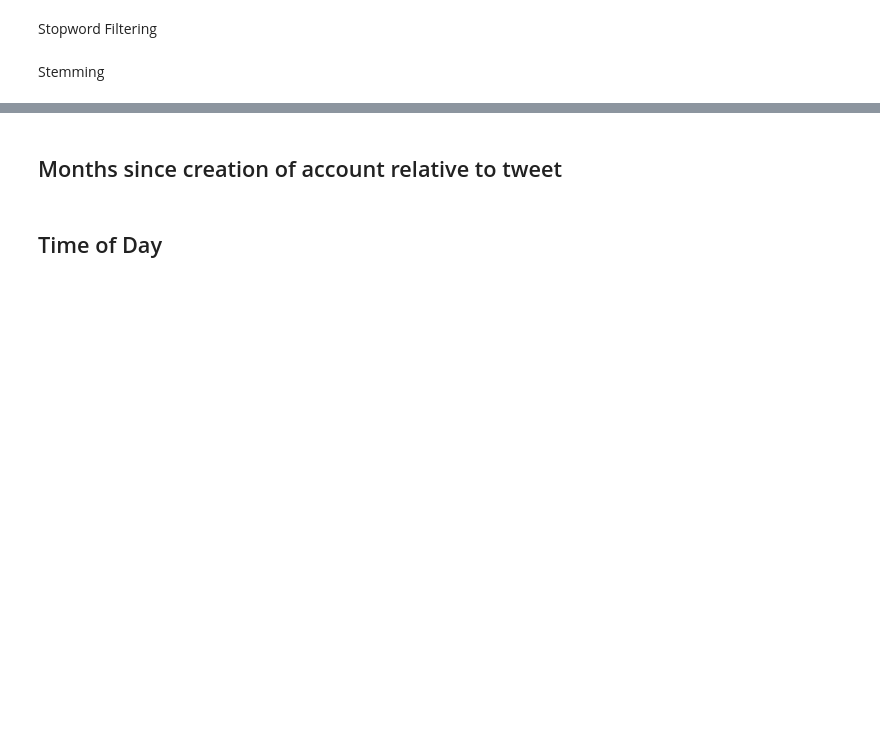
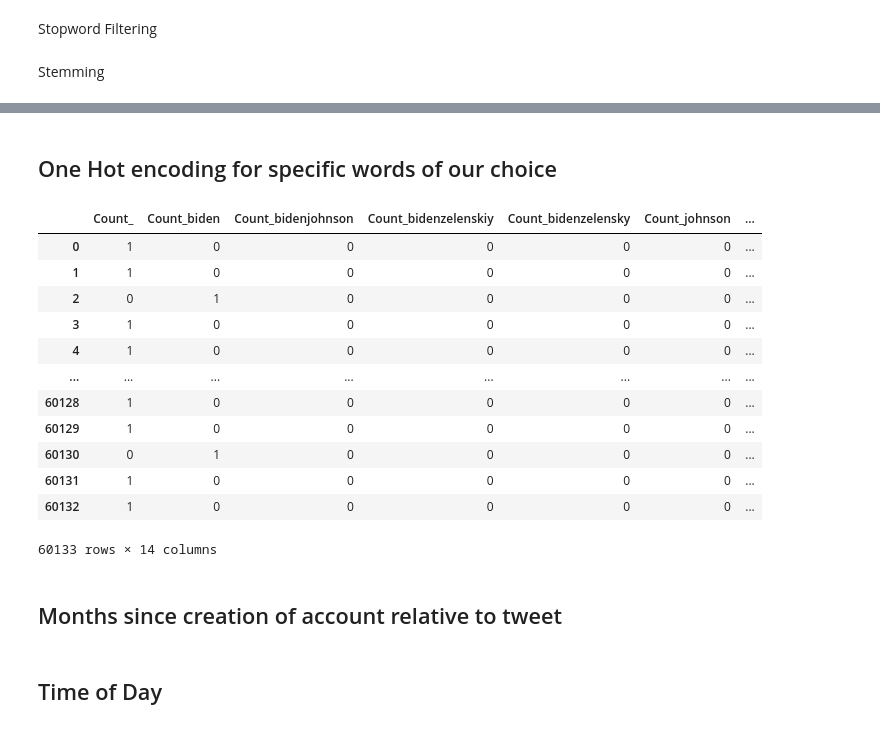
Before and after one commit to lifeonthefence/text-success, a Jupyter notebook: Project Code/Feature Extraction and Processing.ipynb, the cells around one changed output, grey strips where cells are left out. Saved outputs shown, nothing was run; the diff lists cells and outputs as text; code cells hidden in the pictures; blank space fills up the shorter version.

```diff
--- a/Project Code/Feature Extraction and Processing.ipynb
+++ b/Project Code/Feature Extraction and Processing.ipynb
@@ -239,0 +231,40 @@ df['Adjusted Tweet'] = df['Adjusted Tweet'].apply(stem)
+# %% [markdown]
+## One Hot encoding for specific words of our choice
+# %%
+df.insert(loc=7,
+          column='Copy',
+          value= df['Adjusted Tweet'])
+# %%
+def count(text):
+    bank = ['zelensky','zelenskiy','biden','johnson']
+    text = [word for word in text if word in bank]
+    return text
+
+df['Copy'] = df['Copy'].apply(count)
+# %%
+def replicate_remove(text):
+    return list(dict.fromkeys(text))
+
+df['Copy'] = df['Copy'].apply(replicate_remove)
+# %%
+def list_to_string(text):
+    text = "".join(str(char) for char in text)
+    return text
+
+df['Copy'] = df['Copy'].apply(list_to_string)
+# %%
+pd.get_dummies(df['Copy'], prefix='Count')
+# %% [output]
+|  | Count_ | Count_biden | Count_bidenjohnson | Count_bidenzelenskiy | Count_bidenzelensky | Count_johnson | ... |
+| 0 | 1 | 0 | 0 | 0 | 0 | 0 | ... |
+| 1 | 1 | 0 | 0 | 0 | 0 | 0 | ... |
+| 2 | 0 | 1 | 0 | 0 | 0 | 0 | ... |
+| 3 | 1 | 0 | 0 | 0 | 0 | 0 | ... |
+| 4 | 1 | 0 | 0 | 0 | 0 | 0 | ... |
+| ... | ... | ... | ... | ... | ... | ... | ... |
+| 60128 | 1 | 0 | 0 | 0 | 0 | 0 | ... |
+| 60129 | 1 | 0 | 0 | 0 | 0 | 0 | ... |
+| 60130 | 0 | 1 | 0 | 0 | 0 | 0 | ... |
+| 60131 | 1 | 0 | 0 | 0 | 0 | 0 | ... |
+| 60132 | 1 | 0 | 0 | 0 | 0 | 0 | ... |
+60133 rows × 14 columns
```
Also changed, not shown: parts of 6 cells of this notebook.
